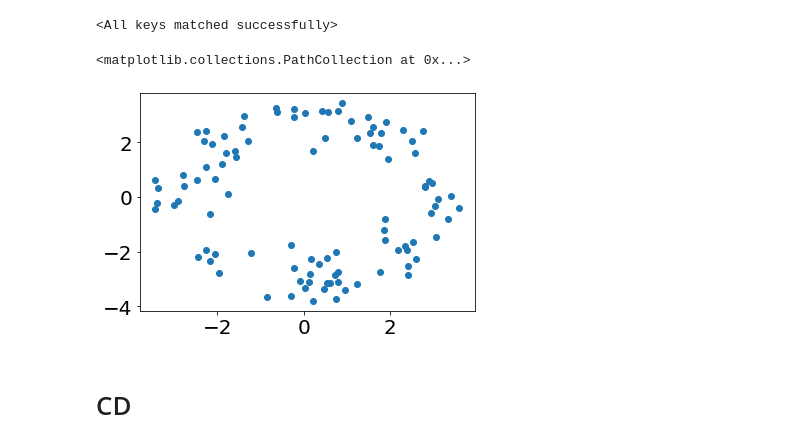
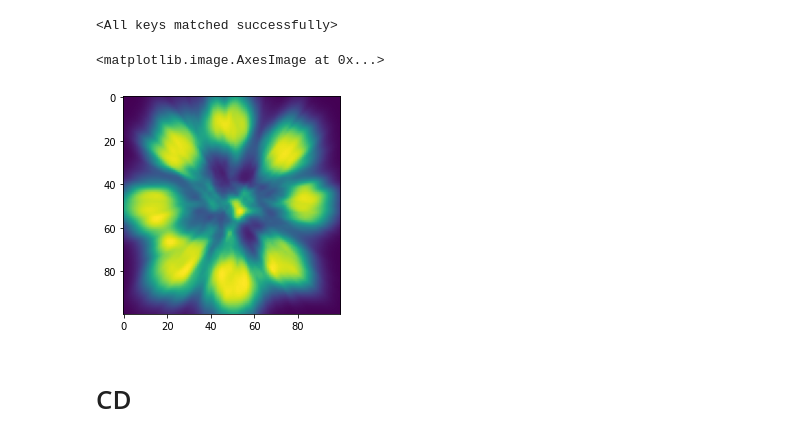
Before and after one commit to swyoon/normalized-autoencoders, a Jupyter notebook: 2d_density_estimation/draw_nae_training_methods.ipynb, the cells around one changed output. Cells and saved outputs as stored; diff of their text form; code cells hidden in the pictures.

```diff
--- a/2d_density_estimation/draw_nae_training_methods.ipynb
+++ b/2d_density_estimation/draw_nae_training_methods.ipynb
@@ -94,8 +82,10 @@ nae.load_state_dict(torch.load('nae_pcd_3_8gaussians.pth'))
 # %% [output]
 <All keys matched successfully>
 # %%
-
 E = nae.energy_T(grid_gpu).detach().cpu().reshape(100, 100)
-# E = nae.energy(grid_gpu).detach().cpu().reshape(100, 100)
 Omega = ((8 / 100 * 8 / 100) * np.exp(-E)).sum()
 p_pcd = np.exp(-E.T)/Omega
+plt.imshow(p_pcd)
+# %% [output]
+<matplotlib.image.AxesImage at 0x...>
+[figure, added]
@@ -109,8 +92,3 @@ sample_pcd = torch.load('nae_pcd_3_8gaussians_sample.pth')
-# %%
-plt.scatter(sample_pcd[:,0], sample_pcd[:,1])
-# %% [output]
-<matplotlib.collections.PathCollection at 0x...>
-[figure, removed]
 # %% [markdown]
 # CD
 # %%
```
Also changed, not shown: parts of 16 cells of this notebook, 3 other files.
